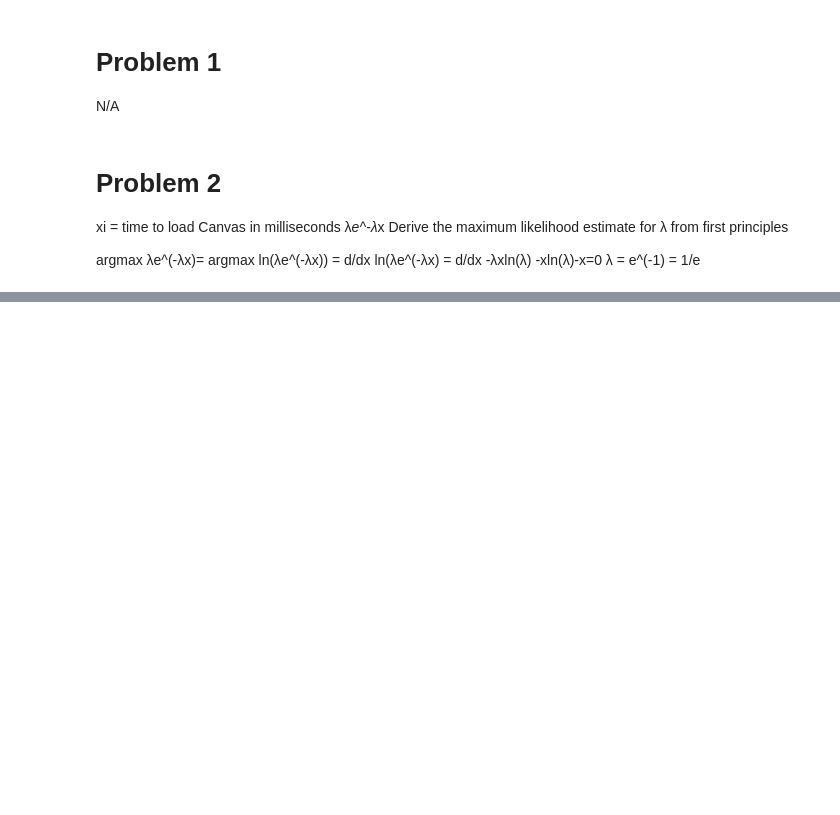
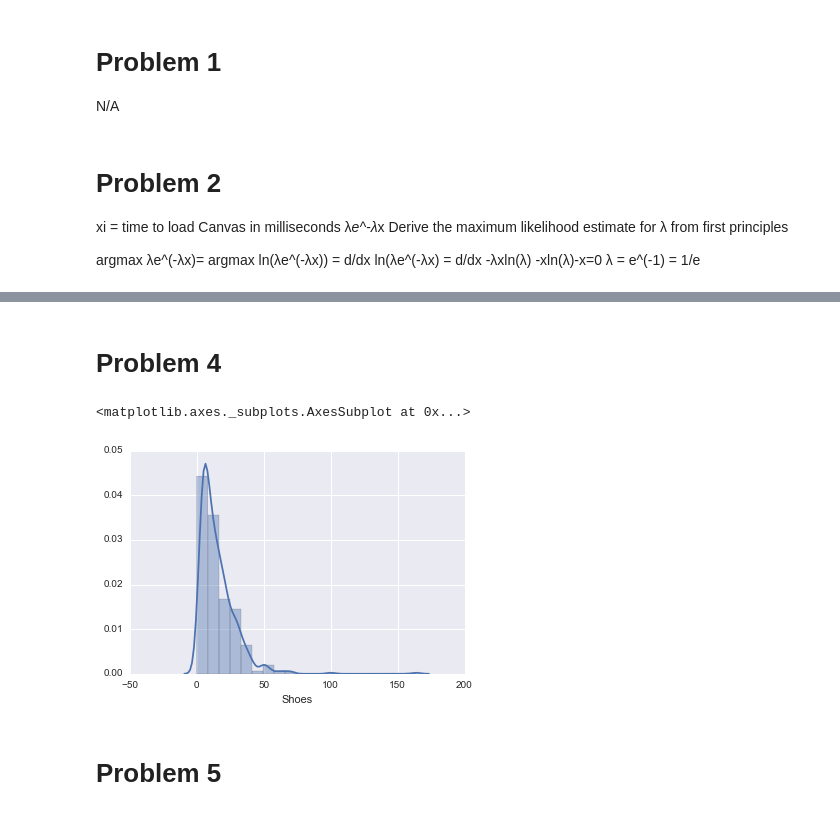
Before and after one commit to mghodges/HW1, a Jupyter notebook: HW1 Solutions.ipynb, the cells around one changed output, grey strips where cells are left out. Cells and saved outputs as stored; diff of their text form; code cells hidden in the pictures; blank space fills up the shorter version.

```diff
--- a/HW1 Solutions.ipynb
+++ b/HW1 Solutions.ipynb
@@ -58,12 +54,18 @@ TypeError: unsupported operand type(s) for *: 'float' and 'Axes3DSubplot'
+# %% [markdown]
+# Problem 4
 # %%
 student_data = pd.read_csv("studentdata.csv", sep=' ', quoting = 1)
 
 #print(student_data.shape)
 student_data = student_data.dropna()
-student_data.head()
+# student_data.head()
 
+# Part A
 shoes = student_data['Shoes'].tolist()
 sns.distplot(shoes,bins=20,axlabel = "Shoes")
+# %% [output]
+<matplotlib.axes._subplots.AxesSubplot at 0x...>
+[figure, added]
 # %%
 # B)
 dvds = student_data['Dvds'].tolist()
@@ -84,3 +86,5 @@ sns.countplot(x = 'Drink', hue = 'Gender', data = student_data)
 sns.regplot(x = 'ToSleep', y='WakeUp', data = student_data)
 # There is a positive correlation between to sleep and wakeup showing that
 # the later you go to bed the later you wake up
+# %% [markdown]
+# Problem 5
```
Also changed, not shown: parts of 9 cells of this notebook.
